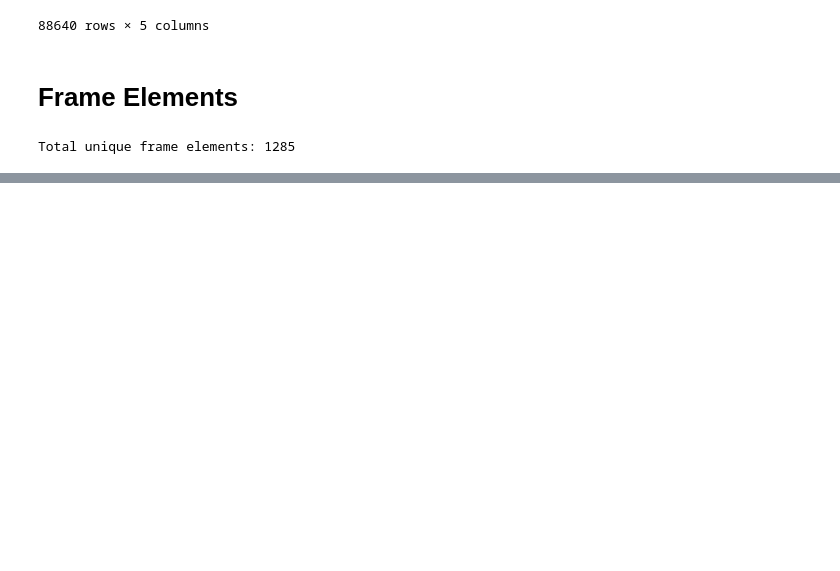
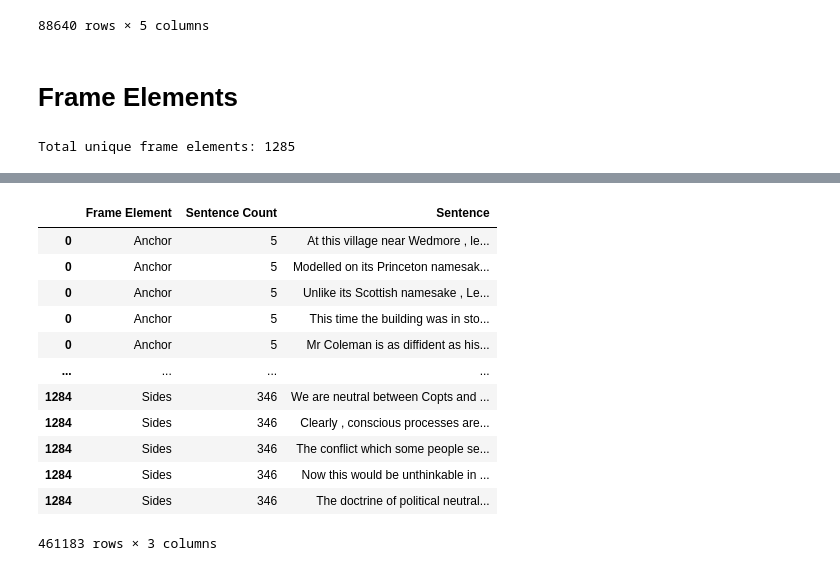
Before and after one commit to ryandschaefer/cs5322-project, a Jupyter notebook: src/statistics.ipynb, the cells around one changed output, grey strips where cells are left out. Saved outputs shown, nothing was run; the diff lists cells and outputs as text; code cells hidden in the pictures; blank space fills up the shorter version.

```diff
--- a/src/statistics.ipynb
+++ b/src/statistics.ipynb
@@ -195,0 +196,20 @@ plt.show()
+# %%
+df_fe["Sentence"] = list(map(lambda x: list(fe_sentences[x]), frame_elements))
+df_fe = df_fe.explode("Sentence")
+df_fe.to_csv("../datasets/frame_element_sentences.csv", index = False)
+
+df_fe
+# %% [output]
+|  | Frame Element | Sentence Count | Sentence |
+| 0 | Anchor | 5 | At this village near Wedmore , le... |
+| 0 | Anchor | 5 | Modelled on its Princeton namesak... |
+| 0 | Anchor | 5 | Unlike its Scottish namesake , Le... |
+| 0 | Anchor | 5 | This time the building was in sto... |
+| 0 | Anchor | 5 | Mr Coleman is as diffident as his... |
+| ... | ... | ... | ... |
+| 1284 | Sides | 346 | We are neutral between Copts and ... |
+| 1284 | Sides | 346 | Clearly , conscious processes are... |
+| 1284 | Sides | 346 | The conflict which some people se... |
+| 1284 | Sides | 346 | Now this would be unthinkable in ... |
+| 1284 | Sides | 346 | The doctrine of political neutral... |
+461183 rows × 3 columns
```
Also changed, not shown: parts of 7 cells of this notebook, 2 other files.
